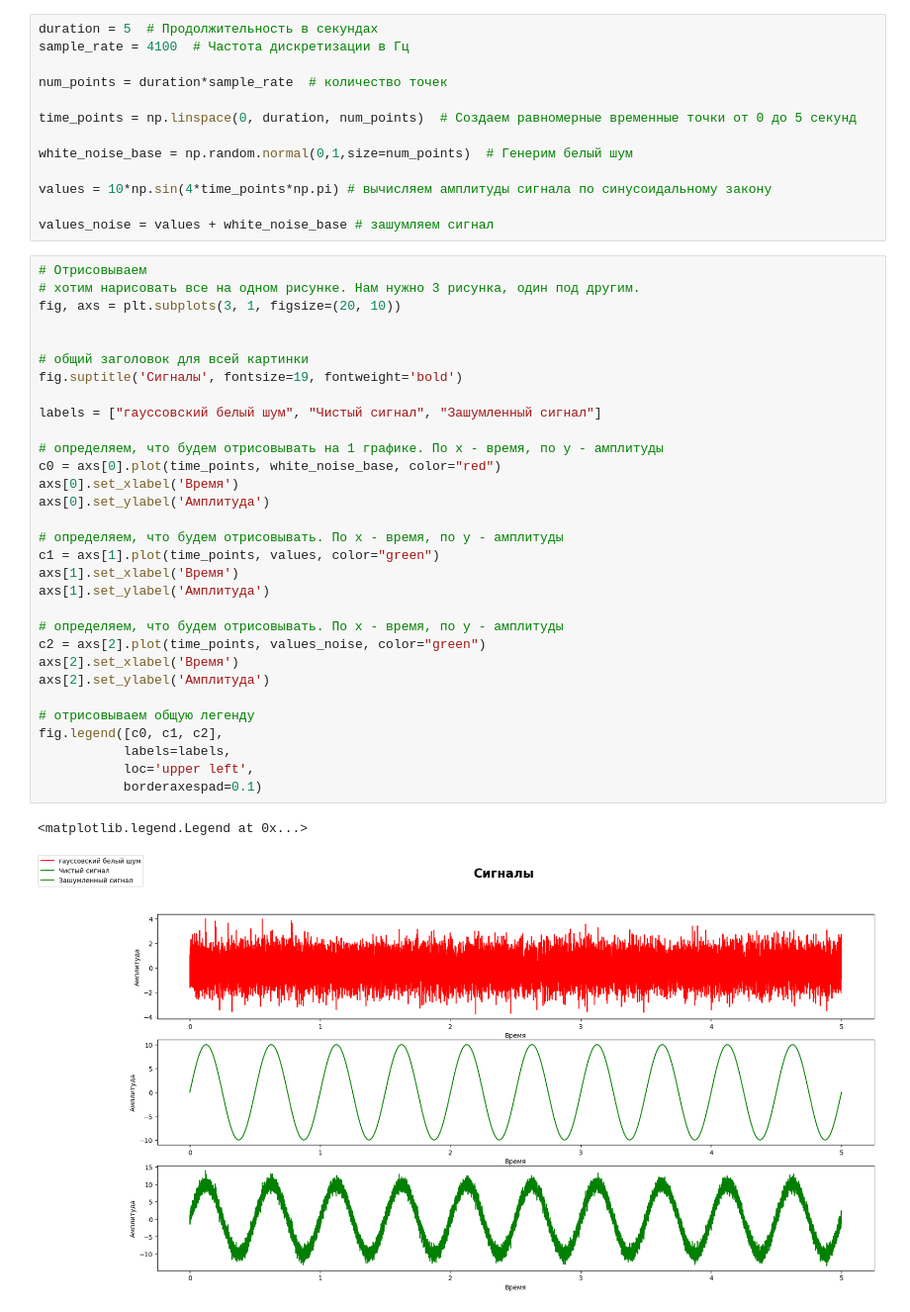
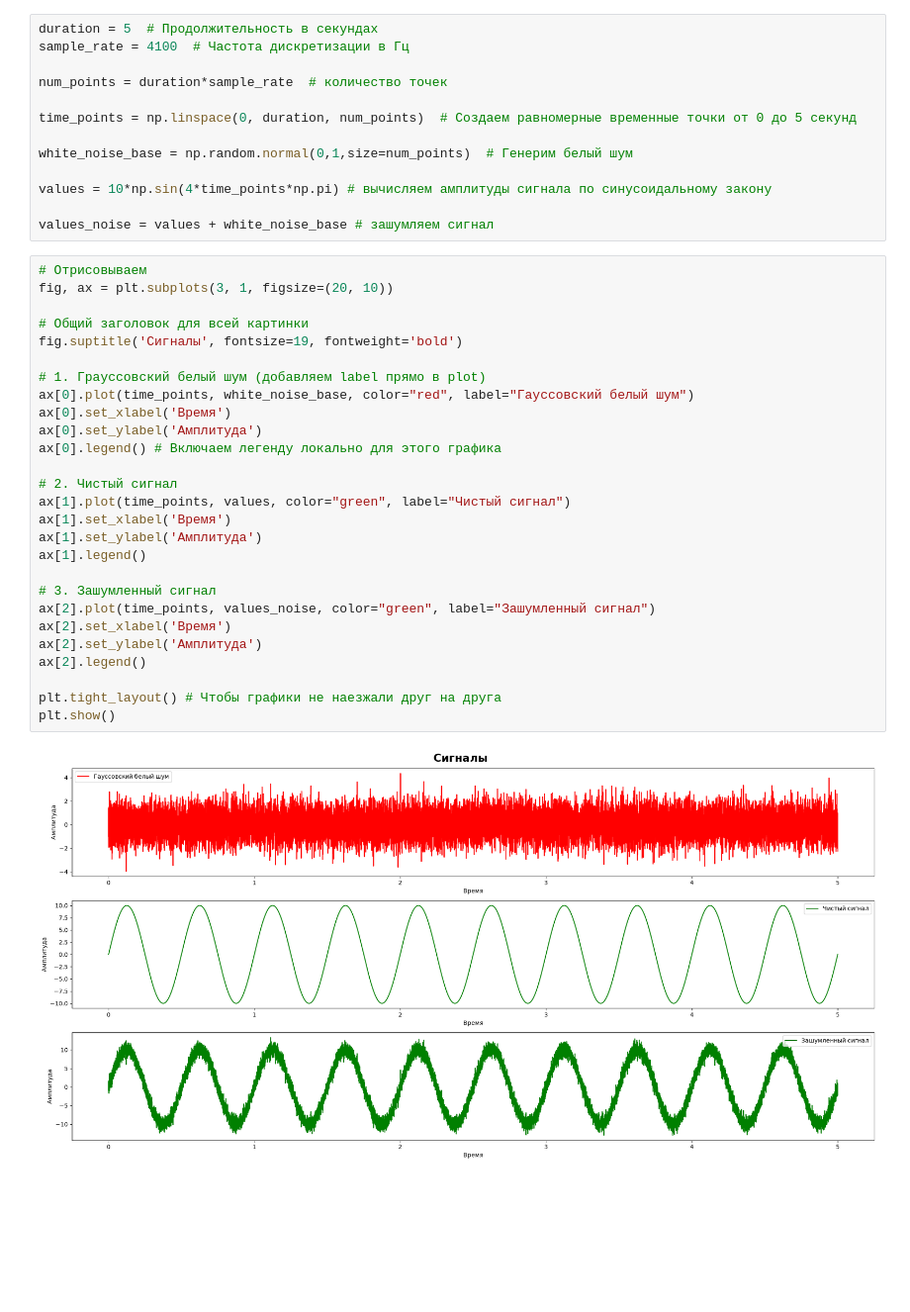
Before and after one commit to Dream-Prodigy/My-project, a Jupyter notebook: practice_1_2/practice1_noise.ipynb, the cells around one changed output. Shown at 99% size. Drawn from its saved outputs; the diff is of its cells as text; blank space fills up the shorter version.

Commit message:
Update practice1_noise.ipynb
Исправил замечания

```diff
--- a/practice_1_2/practice1_noise.ipynb
+++ b/practice_1_2/practice1_noise.ipynb
@@ -457,35 +343,30 @@ values = 10*np.sin(4*time_points*np.pi) # вычисляем амплитуды
 values_noise = values + white_noise_base # зашумляем сигнал
 # %%
 # Отрисовываем
-# хотим нарисовать все на одном рисунке. Нам нужно 3 рисунка, один под другим.
-fig, axs = plt.subplots(3, 1, figsize=(20, 10))
+fig, ax = plt.subplots(3, 1, figsize=(20, 10))
 
-
-# общий заголовок для всей картинки
+# Общий заголовок для всей картинки
 fig.suptitle('Сигналы', fontsize=19, fontweight='bold')
 
-labels = ["гауссовский белый шум", "Чистый сигнал", "Зашумленный сигнал"]
+# 1. Грауссовский белый шум (добавляем label прямо в plot)
+ax[0].plot(time_points, white_noise_base, color="red", label="Гауссовский белый шум")
+ax[0].set_xlabel('Время')
+ax[0].set_ylabel('Амплитуда')
+ax[0].legend() # Включаем легенду локально для этого графика
 
-# определяем, что будем отрисовывать на 1 графике. По x - время, по y - амплитуды
-c0 = axs[0].plot(time_points, white_noise_base, color="red")
-axs[0].set_xlabel('Время')
-axs[0].set_ylabel('Амплитуда')
+# 2. Чистый сигнал
+ax[1].plot(time_points, values, color="green", label="Чистый сигнал")
+ax[1].set_xlabel('Время')
+ax[1].set_ylabel('Амплитуда')
+ax[1].legend()
 
-# определяем, что будем отрисовывать. По x - время, по y - амплитуды
-c1 = axs[1].plot(time_points, values, color="green")
-axs[1].set_xlabel('Время')
-axs[1].set_ylabel('Амплитуда')
+# 3. Зашумленный сигнал
+ax[2].plot(time_points, values_noise, color="green", label="Зашумленный сигнал")
+ax[2].set_xlabel('Время')
+ax[2].set_ylabel('Амплитуда')
+ax[2].legend()
 
-# определяем, что будем отрисовывать. По x - время, по y - амплитуды
-c2 = axs[2].plot(time_points, values_noise, color="green")
-axs[2].set_xlabel('Время')
-axs[2].set_ylabel('Амплитуда')
-
-# отрисовываем общую легенду
-fig.legend([c0, c1, c2],
-           labels=labels,
-           loc='upper left',
-           borderaxespad=0.1)
+plt.tight_layout() # Чтобы графики не наезжали друг на друга
+plt.show()
 # %% [output]
-<matplotlib.legend.Legend at 0x...>
-[figure, old version]
+[figure, new version]
```
Also changed, not shown: parts of 20 cells of this notebook.
